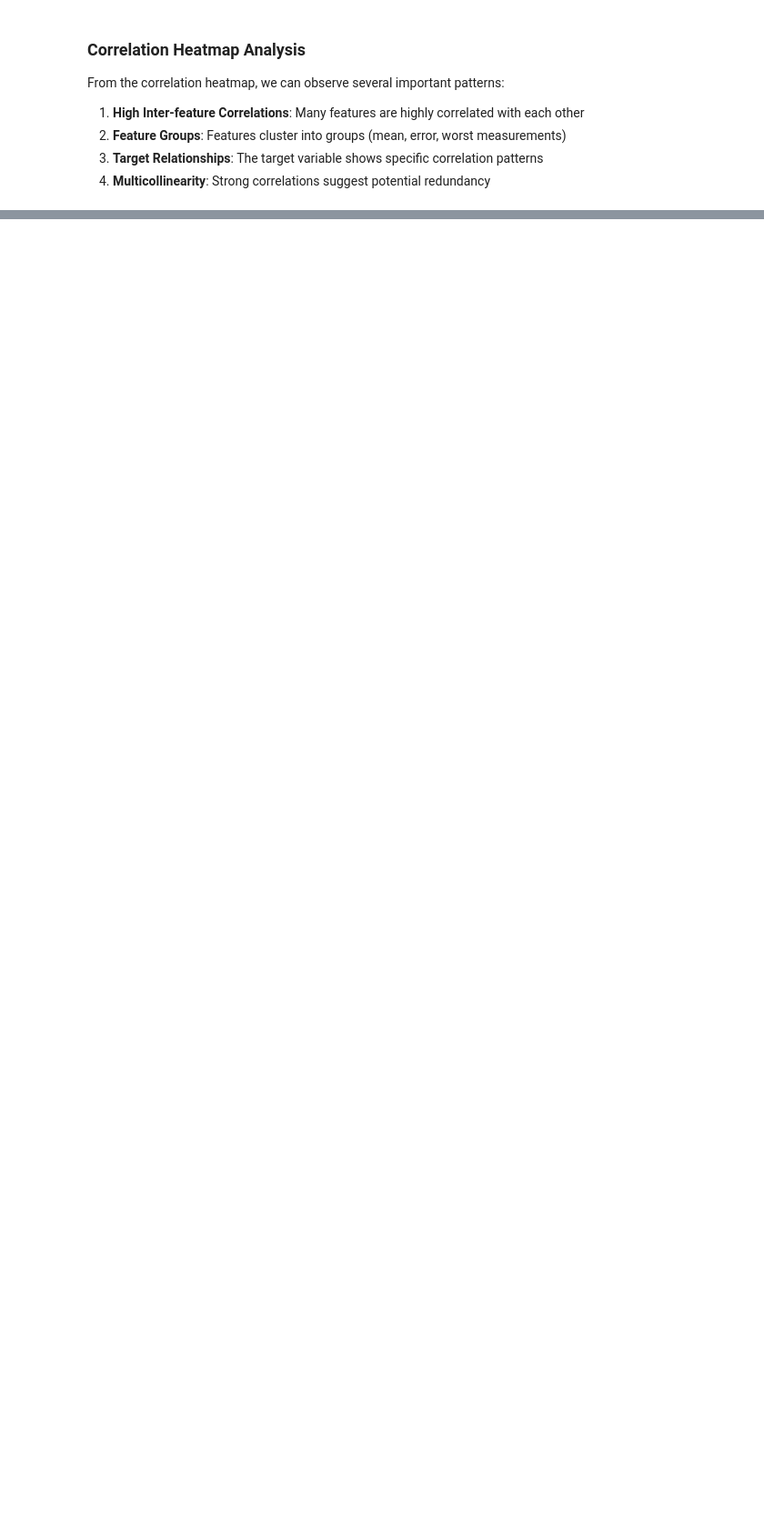
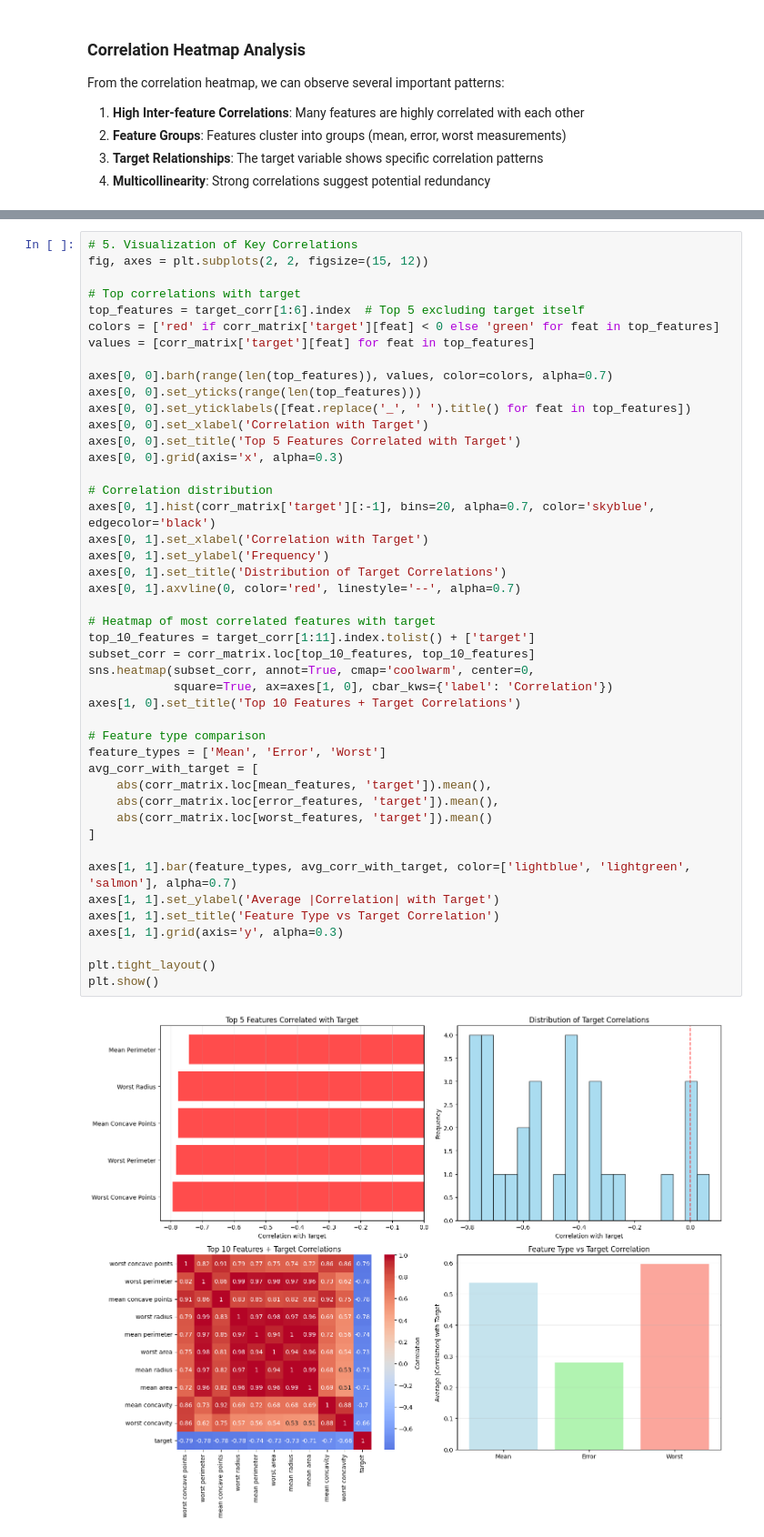
Before and after one commit to dinraj910/Breast-Cancer-Prediction-with-ANN, a Jupyter notebook: notebook/BreastCancer_ANN.ipynb, the cells around one changed output, grey strips where cells are left out. Shown at 91% size. Drawn from its saved outputs; the diff is of its cells as text; blank space fills up the shorter version.

```diff
--- a/notebook/BreastCancer_ANN.ipynb
+++ b/notebook/BreastCancer_ANN.ipynb
@@ -79,0 +172,47 @@ From the correlation heatmap, we can observe several important patterns:
+# %%
+# 5. Visualization of Key Correlations
+fig, axes = plt.subplots(2, 2, figsize=(15, 12))
+
+# Top correlations with target
+top_features = target_corr[1:6].index  # Top 5 excluding target itself
+colors = ['red' if corr_matrix['target'][feat] < 0 else 'green' for feat in top_features]
+values = [corr_matrix['target'][feat] for feat in top_features]
+
+axes[0, 0].barh(range(len(top_features)), values, color=colors, alpha=0.7)
+axes[0, 0].set_yticks(range(len(top_features)))
+axes[0, 0].set_yticklabels([feat.replace('_', ' ').title() for feat in top_features])
+axes[0, 0].set_xlabel('Correlation with Target')
+axes[0, 0].set_title('Top 5 Features Correlated with Target')
+axes[0, 0].grid(axis='x', alpha=0.3)
+
+# Correlation distribution
+axes[0, 1].hist(corr_matrix['target'][:-1], bins=20, alpha=0.7, color='skyblue', edgecolor='black')
+axes[0, 1].set_xlabel('Correlation with Target')
+axes[0, 1].set_ylabel('Frequency')
+axes[0, 1].set_title('Distribution of Target Correlations')
+axes[0, 1].axvline(0, color='red', linestyle='--', alpha=0.7)
+
+# Heatmap of most correlated features with target
+top_10_features = target_corr[1:11].index.tolist() + ['target']
+subset_corr = corr_matrix.loc[top_10_features, top_10_features]
+sns.heatmap(subset_corr, annot=True, cmap='coolwarm', center=0,
+            square=True, ax=axes[1, 0], cbar_kws={'label': 'Correlation'})
+axes[1, 0].set_title('Top 10 Features + Target Correlations')
+
+# Feature type comparison
+feature_types = ['Mean', 'Error', 'Worst']
+avg_corr_with_target = [
+    abs(corr_matrix.loc[mean_features, 'target']).mean(),
+    abs(corr_matrix.loc[error_features, 'target']).mean(),
+    abs(corr_matrix.loc[worst_features, 'target']).mean()
+]
+
+axes[1, 1].bar(feature_types, avg_corr_with_target, color=['lightblue', 'lightgreen', 'salmon'], alpha=0.7)
+axes[1, 1].set_ylabel('Average |Correlation| with Target')
+axes[1, 1].set_title('Feature Type vs Target Correlation')
+axes[1, 1].grid(axis='y', alpha=0.3)
+
+plt.tight_layout()
+plt.show()
+# %% [output]
+[figure, added]
```
Also changed, not shown: parts of 3 cells of this notebook.
